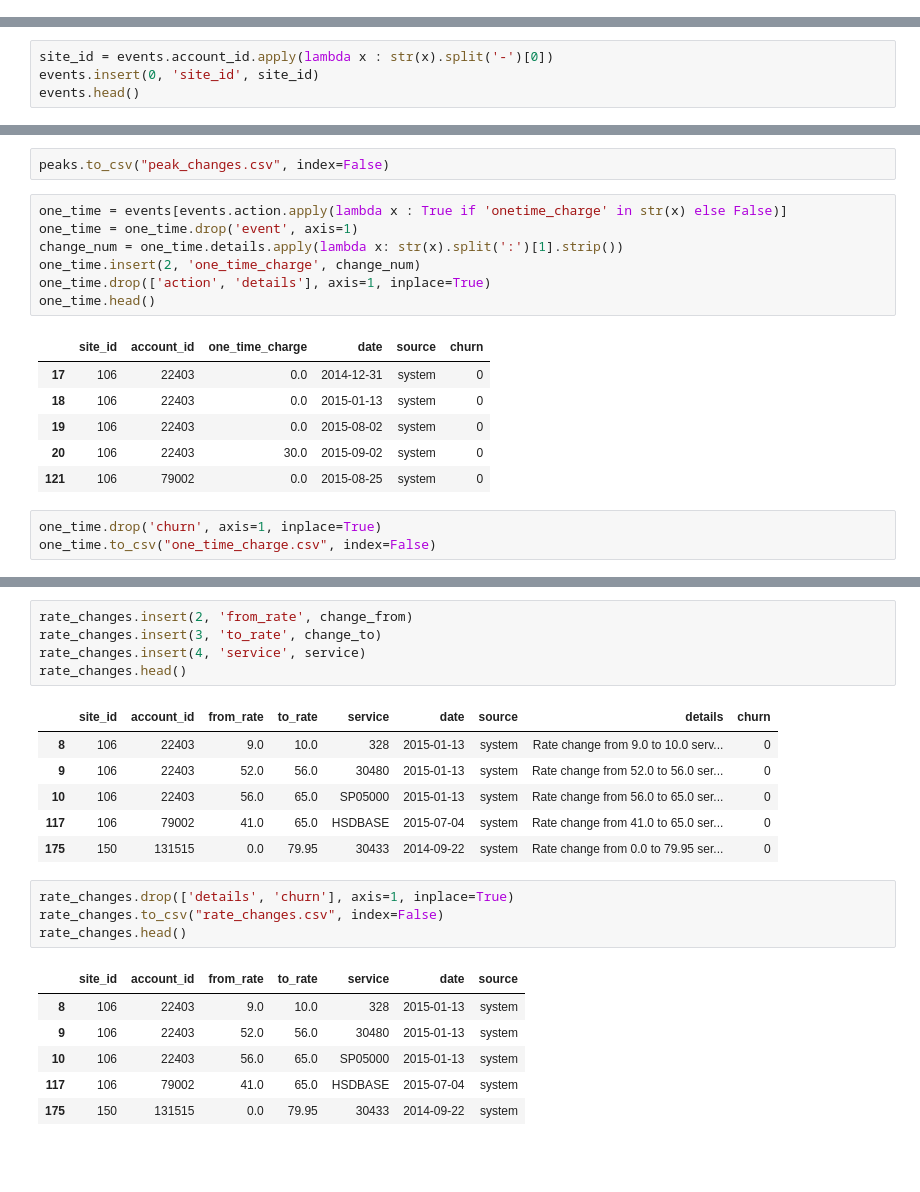
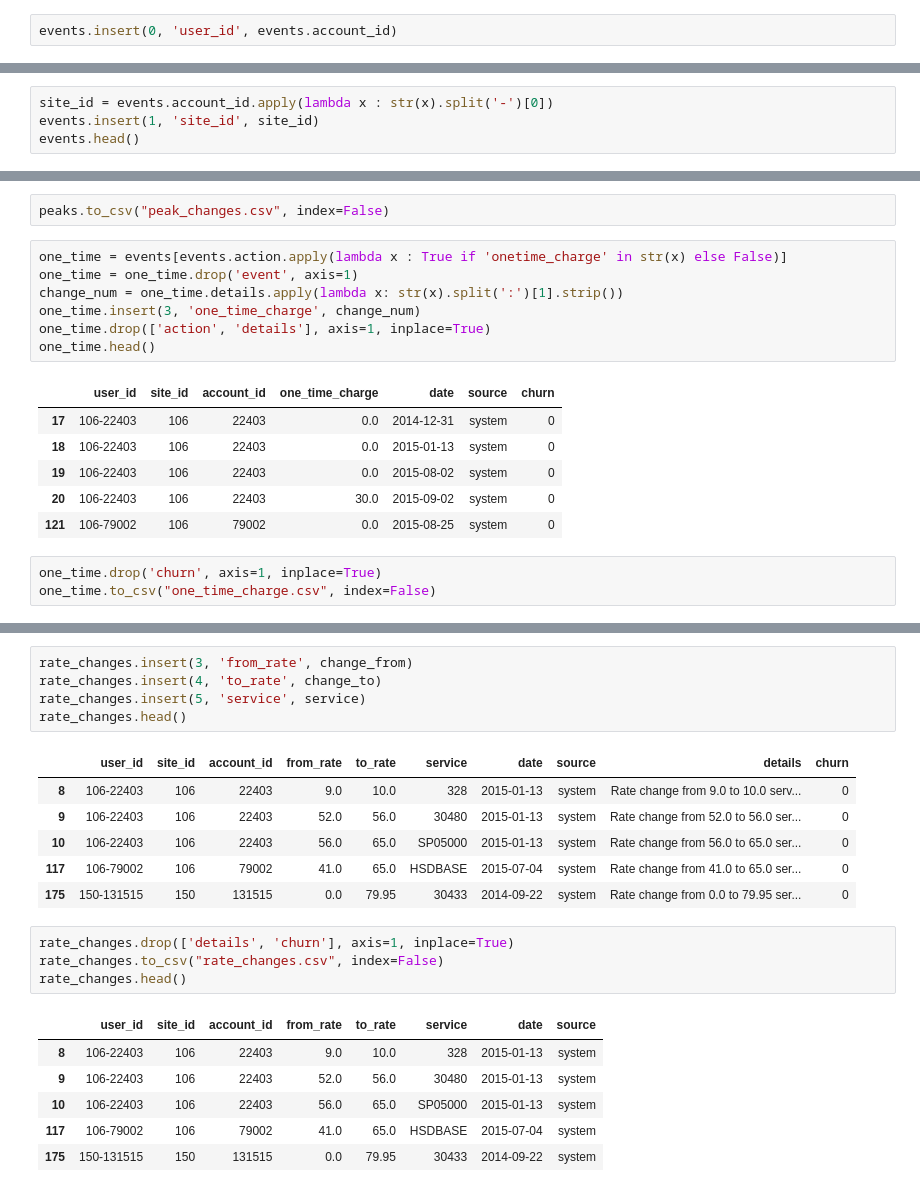
Before and after one commit to yuranich/diplom_data_analysis, a Jupyter notebook: working_with_events.ipynb, the cells around one changed output, grey strips where cells are left out. Cells and saved outputs as stored; diff of their text form; blank space fills up the shorter version.

```diff
--- a/working_with_events.ipynb
+++ b/working_with_events.ipynb
@@ -41,3 +30,5 @@ binary.head()
+# %%
+events.insert(0, 'user_id', events.account_id)
 # %%
 one_acc = events[events.account_id == '400-30269601']
 one_acc.head()
@@ -63,6 +54,6 @@ Call:Make Payment       1
 Name: action, dtype: int64
 # %%
 site_id = events.account_id.apply(lambda x : str(x).split('-')[0])
-events.insert(0, 'site_id', site_id)
+events.insert(1, 'site_id', site_id)
 events.head()
 # %% [output]
@@ -411,16 +405,16 @@ peaks.to_csv("peak_changes.csv", index=False)
 one_time = events[events.action.apply(lambda x : True if 'onetime_charge' in str(x) else False)]
 one_time = one_time.drop('event', axis=1)
 change_num = one_time.details.apply(lambda x: str(x).split(':')[1].strip())
-one_time.insert(2, 'one_time_charge', change_num)
+one_time.insert(3, 'one_time_charge', change_num)
 one_time.drop(['action', 'details'], axis=1, inplace=True)
 one_time.head()
 # %% [output]
-|  | site_id | account_id | one_time_charge | date | source | churn |
-| 17 | 106 | 22403 | 0.0 | 2014-12-31 | system | 0 |
-| 18 | 106 | 22403 | 0.0 | 2015-01-13 | system | 0 |
-| 19 | 106 | 22403 | 0.0 | 2015-08-02 | system | 0 |
-| 20 | 106 | 22403 | 30.0 | 2015-09-02 | system | 0 |
-| 121 | 106 | 79002 | 0.0 | 2015-08-25 | system | 0 |
+|  | user_id | site_id | account_id | one_time_charge | date | source | churn |
+| 17 | 106-22403 | 106 | 22403 | 0.0 | 2014-12-31 | system | 0 |
+| 18 | 106-22403 | 106 | 22403 | 0.0 | 2015-01-13 | system | 0 |
+| 19 | 106-22403 | 106 | 22403 | 0.0 | 2015-08-02 | system | 0 |
+| 20 | 106-22403 | 106 | 22403 | 30.0 | 2015-09-02 | system | 0 |
+| 121 | 106-79002 | 106 | 79002 | 0.0 | 2015-08-25 | system | 0 |
 # %%
 one_time.drop('churn', axis=1, inplace=True)
 one_time.to_csv("one_time_charge.csv", index=False)
@@ -450,25 +444,25 @@ change_to.value_counts()
 91.0        1
 Name: details, dtype: int64
 # %%
-rate_changes.insert(2, 'from_rate', change_from)
-rate_changes.insert(3, 'to_rate', change_to)
-rate_changes.insert(4, 'service', service)
+rate_changes.insert(3, 'from_rate', change_from)
+rate_changes.insert(4, 'to_rate', change_to)
+rate_changes.insert(5, 'service', service)
 rate_changes.head()
 # %% [output]
-|  | site_id | account_id | from_rate | to_rate | service | date | source | details | churn |
-| 8 | 106 | 22403 | 9.0 | 10.0 | 328 | 2015-01-13 | system | Rate change from 9.0 to 10.0 serv... | 0 |
-| 9 | 106 | 22403 | 52.0 | 56.0 | 30480 | 2015-01-13 | system | Rate change from 52.0 to 56.0 ser... | 0 |
-| 10 | 106 | 22403 | 56.0 | 65.0 | SP05000 | 2015-01-13 | system | Rate change from 56.0 to 65.0 ser... | 0 |
-| 117 | 106 | 79002 | 41.0 | 65.0 | HSDBASE | 2015-07-04 | system | Rate change from 41.0 to 65.0 ser... | 0 |
-| 175 | 150 | 131515 | 0.0 | 79.95 | 30433 | 2014-09-22 | system | Rate change from 0.0 to 79.95 ser... | 0 |
+|  | user_id | site_id | account_id | from_rate | to_rate | service | date | source | details | churn |
+| 8 | 106-22403 | 106 | 22403 | 9.0 | 10.0 | 328 | 2015-01-13 | system | Rate change from 9.0 to 10.0 serv... | 0 |
+| 9 | 106-22403 | 106 | 22403 | 52.0 | 56.0 | 30480 | 2015-01-13 | system | Rate change from 52.0 to 56.0 ser... | 0 |
+| 10 | 106-22403 | 106 | 22403 | 56.0 | 65.0 | SP05000 | 2015-01-13 | system | Rate change from 56.0 to 65.0 ser... | 0 |
+| 117 | 106-79002 | 106 | 79002 | 41.0 | 65.0 | HSDBASE | 2015-07-04 | system | Rate change from 41.0 to 65.0 ser... | 0 |
+| 175 | 150-131515 | 150 | 131515 | 0.0 | 79.95 | 30433 | 2014-09-22 | system | Rate change from 0.0 to 79.95 ser... | 0 |
 # %%
 rate_changes.drop(['details', 'churn'], axis=1, inplace=True)
 rate_changes.to_csv("rate_changes.csv", index=False)
 rate_changes.head()
 # %% [output]
-|  | site_id | account_id | from_rate | to_rate | service | date | source |
-| 8 | 106 | 22403 | 9.0 | 10.0 | 328 | 2015-01-13 | system |
-| 9 | 106 | 22403 | 52.0 | 56.0 | 30480 | 2015-01-13 | system |
-| 10 | 106 | 22403 | 56.0 | 65.0 | SP05000 | 2015-01-13 | system |
-| 117 | 106 | 79002 | 41.0 | 65.0 | HSDBASE | 2015-07-04 | system |
-| 175 | 150 | 131515 | 0.0 | 79.95 | 30433 | 2014-09-22 | system |
+|  | user_id | site_id | account_id | from_rate | to_rate | service | date | source |
+| 8 | 106-22403 | 106 | 22403 | 9.0 | 10.0 | 328 | 2015-01-13 | system |
+| 9 | 106-22403 | 106 | 22403 | 52.0 | 56.0 | 30480 | 2015-01-13 | system |
+| 10 | 106-22403 | 106 | 22403 | 56.0 | 65.0 | SP05000 | 2015-01-13 | system |
+| 117 | 106-79002 | 106 | 79002 | 41.0 | 65.0 | HSDBASE | 2015-07-04 | system |
+| 175 | 150-131515 | 150 | 131515 | 0.0 | 79.95 | 30433 | 2014-09-22 | system |
```
Also changed, not shown: parts of 23 cells of this notebook, 1 other file.
